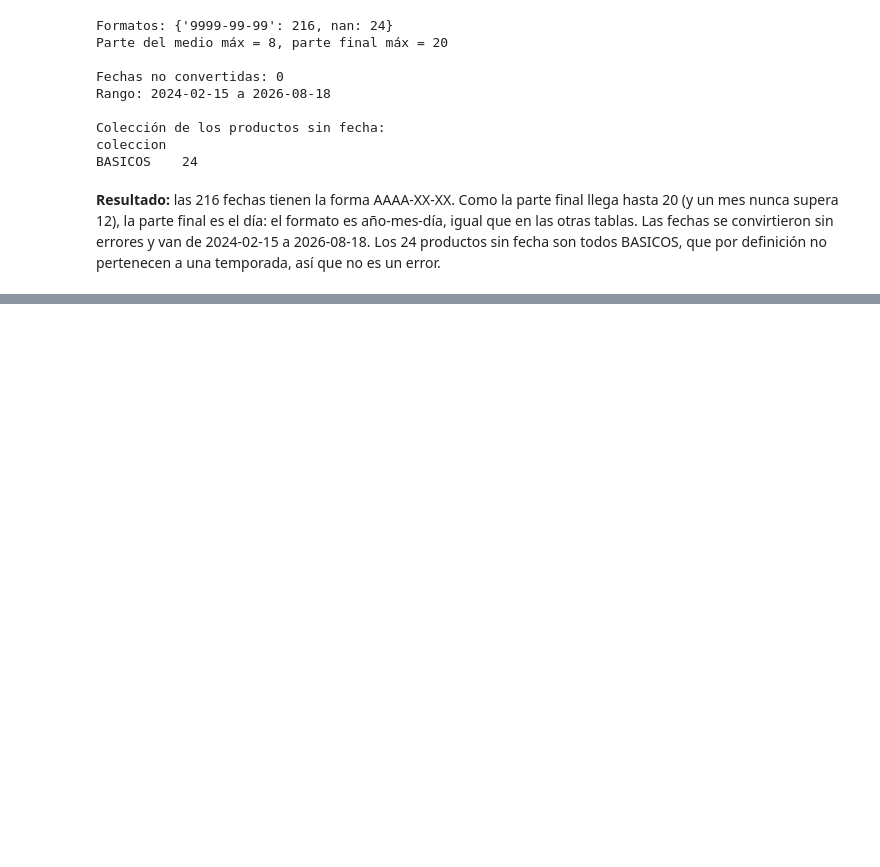
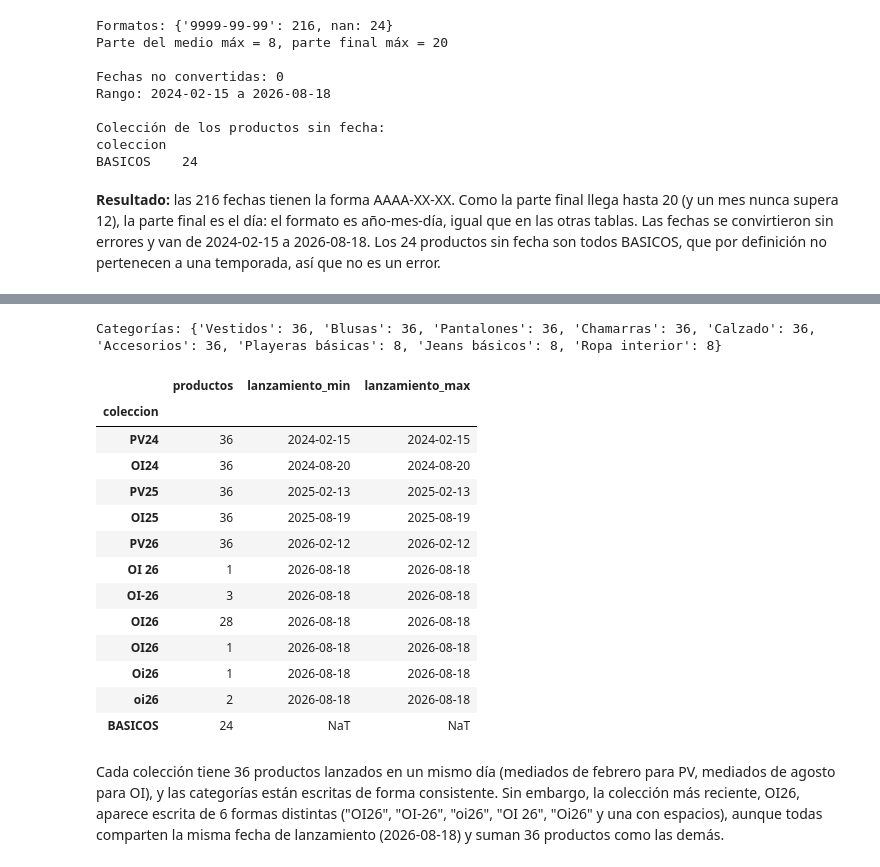
Before and after one commit to Edmh1/retail-customer-analytics, a Jupyter notebook: notebooks/analisis.ipynb, the cells around one changed output, grey strips where cells are left out. Cells and saved outputs as stored; diff of their text form; code cells hidden in the pictures; blank space fills up the shorter version.

```diff
--- a/notebooks/analisis.ipynb
+++ b/notebooks/analisis.ipynb
@@ -1050,0 +1055,27 @@ BASICOS    24
+# %%
+print("Categorías:", products_clean["categoria"].value_counts().to_dict())
+
+resumen_col = (products_clean.groupby("coleccion")
+               .agg(productos=("sku", "count"),
+                    lanzamiento_min=("fecha_lanzamiento", "min"),
+                    lanzamiento_max=("fecha_lanzamiento", "max"))
+               .sort_values("lanzamiento_min"))
+resumen_col
+# %% [output]
+Categorías: {'Vestidos': 36, 'Blusas': 36, 'Pantalones': 36, 'Chamarras': 36, 'Calzado': 36, 'Accesorios': 36, 'Playeras básicas': 8, 'Jeans básicos': 8, 'Ropa interior': 8}
+|  | productos | lanzamiento_min | lanzamiento_max |
+| coleccion |  |  |  |
+| PV24 | 36 | 2024-02-15 | 2024-02-15 |
+| OI24 | 36 | 2024-08-20 | 2024-08-20 |
+| PV25 | 36 | 2025-02-13 | 2025-02-13 |
+| OI25 | 36 | 2025-08-19 | 2025-08-19 |
+| PV26 | 36 | 2026-02-12 | 2026-02-12 |
+| OI 26 | 1 | 2026-08-18 | 2026-08-18 |
+| OI-26 | 3 | 2026-08-18 | 2026-08-18 |
+| OI26 | 28 | 2026-08-18 | 2026-08-18 |
+| OI26 | 1 | 2026-08-18 | 2026-08-18 |
+| Oi26 | 1 | 2026-08-18 | 2026-08-18 |
+| oi26 | 2 | 2026-08-18 | 2026-08-18 |
+| BASICOS | 24 | NaT | NaT |
+# %% [markdown]
+Cada colección tiene 36 productos lanzados en un mismo día (mediados de febrero para PV, mediados de agosto para OI), y las categorías están escritas de forma consistente. Sin embargo, la colección más reciente, OI26, aparece escrita de 6 formas distintas ("OI26", "OI-26", "oi26", "OI 26", "Oi26" y una con espacios), aunque todas comparten la misma fecha de lanzamiento (2026-08-18) y suman 36 productos como las demás.
```
Also changed, not shown: parts of 3 cells of this notebook.
